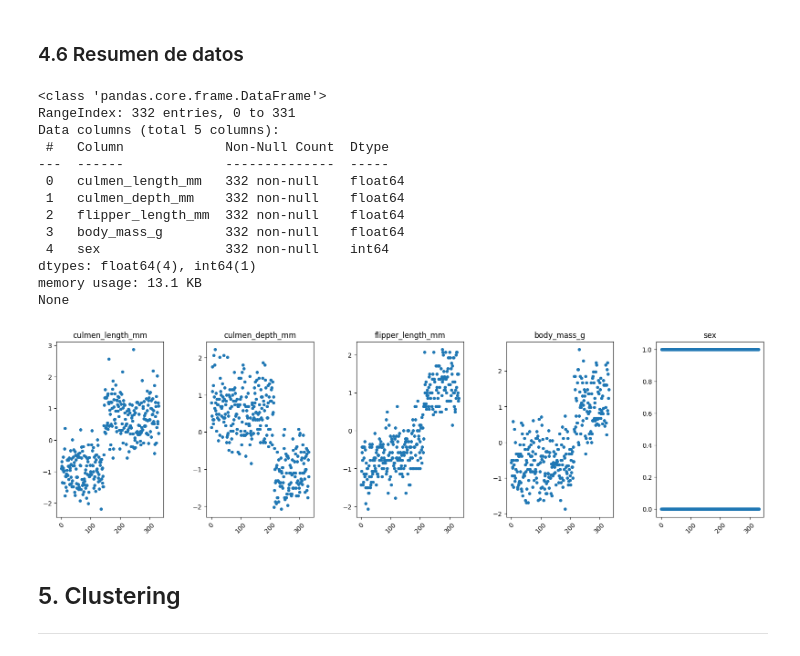
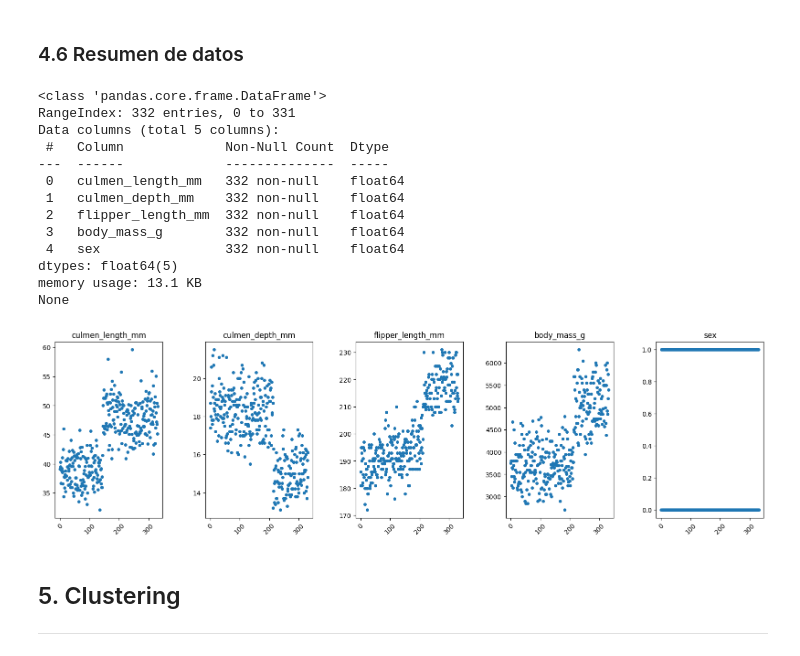
Before and after one commit to GustavoGtz/reconocimiento_patrones, a Jupyter notebook: cluster_pinguinos/cluster_pen.ipynb, the cells around one changed output. Saved outputs shown, nothing was run; the diff lists cells and outputs as text; code cells hidden in the pictures.

```diff
--- a/cluster_pinguinos/cluster_pen.ipynb
+++ b/cluster_pinguinos/cluster_pen.ipynb
@@ -90,7 +90,7 @@ fig = plt.figure(figsize=(20, 5))
 for i, col in enumerate(numeric_vars):
     ax_i = fig.add_subplot(1, len(numeric_vars), i + 1)
     ax_i.set_title(col)
-    ax_i.plot(df[col], marker='o', linewidth=0, markersize=4)
+    ax_i.plot(penguins_df[col], marker='o', linewidth=0, markersize=4)
 
 plt.subplots_adjust(wspace=0.4)
 
@@ -104,7 +104,7 @@ plt.show()
 fig, ax = plt.subplots(nrows=4, ncols=1 , figsize=(8,10))
 fig.subplots_adjust(hspace=0.5)
 for i, col in enumerate(numeric_vars):
-    sns.boxplot(x=col, data=df, ax=ax[i])
+    sns.boxplot(x=col, data=penguins_df, ax=ax[i])
     ax[i].set_title(col)
 # %% [output]
 [figure]
@@ -136,50 +136,47 @@ plt.show()
 # %% [markdown]
 ### 4.1 Manejo de variables categóricas
 # %%
-df["sex"].replace({"MALE":0, "FEMALE":1}, inplace=True)
+penguins_df["sex"].replace({"MALE":0, "FEMALE":1}, inplace=True)
 # %% [markdown]
 ### 4.5 Estandarización de datos
 # %%
 scaler = preprocessing.StandardScaler()
-standardized_data = scaler.fit_transform(df[numeric_vars])
+standardized_data = scaler.fit_transform(penguins_df)
 
-df_standardized = pd.DataFrame(standardized_data, columns=numeric_vars)
-df.drop(columns=numeric_vars, inplace=True)
-
-df = pd.concat([df_standardized, df], axis="columns")
+s_penguins_df = pd.DataFrame(standardized_data, columns=penguins_df.columns)
 # %% [markdown]
 ### 4.6 Resumen de datos
 # %%
-print(df.info())
+print(s_penguins_df.info())
 
 fig = plt.figure(figsize=(20, 5))
 
-for i, col in enumerate(df.columns.tolist()):
-    ax_i = fig.add_subplot(1, len(df.columns), i + 1)
+for i, col in enumerate(s_penguins_df.columns.tolist()):
+    ax_i = fig.add_subplot(1, len(s_penguins_df.columns), i + 1)
     ax_i.set_title(col)
-    ax_i.plot(df[col], marker='o', linewidth=0, markersize=4)
+    ax_i.plot(penguins_df[col], marker='o', linewidth=0, markersize=4)
 
 plt.subplots_adjust(wspace=0.4)
 
 for ax in fig.get_axes():
     ax.tick_params(axis='x', rotation=45)
 
 plt.show()
 # %% [output]
 <class 'pandas.core.frame.DataFrame'>
 RangeIndex: 332 entries, 0 to 331
 Data columns (total 5 columns):
  #   Column             Non-Null Count  Dtype
 ---  ------             --------------  -----
  0   culmen_length_mm   332 non-null    float64
  1   culmen_depth_mm    332 non-null    float64
  2   flipper_length_mm  332 non-null    float64
  3   body_mass_g        332 non-null    float64
- 4   sex                332 non-null    int64
-dtypes: float64(4), int64(1)
+ 4   sex                332 non-null    float64
+dtypes: float64(5)
 memory usage: 13.1 KB
 None
-[figure, old version]
+[figure, new version]
 # %% [markdown]
 ## 5. Clustering
 ---
```
Also changed, not shown: parts of 11 cells of this notebook.
